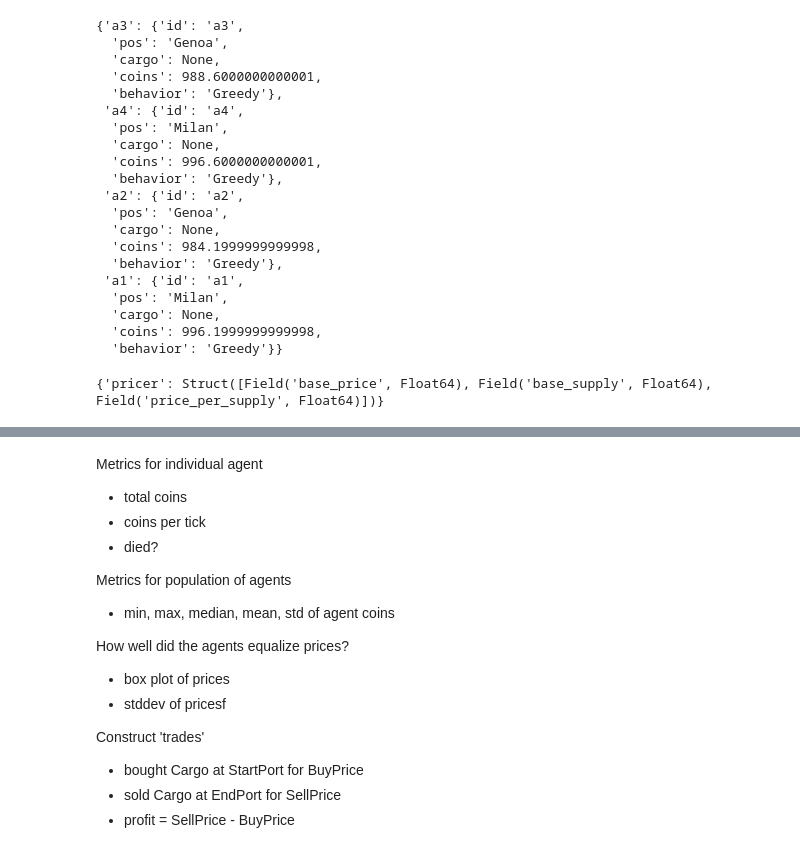
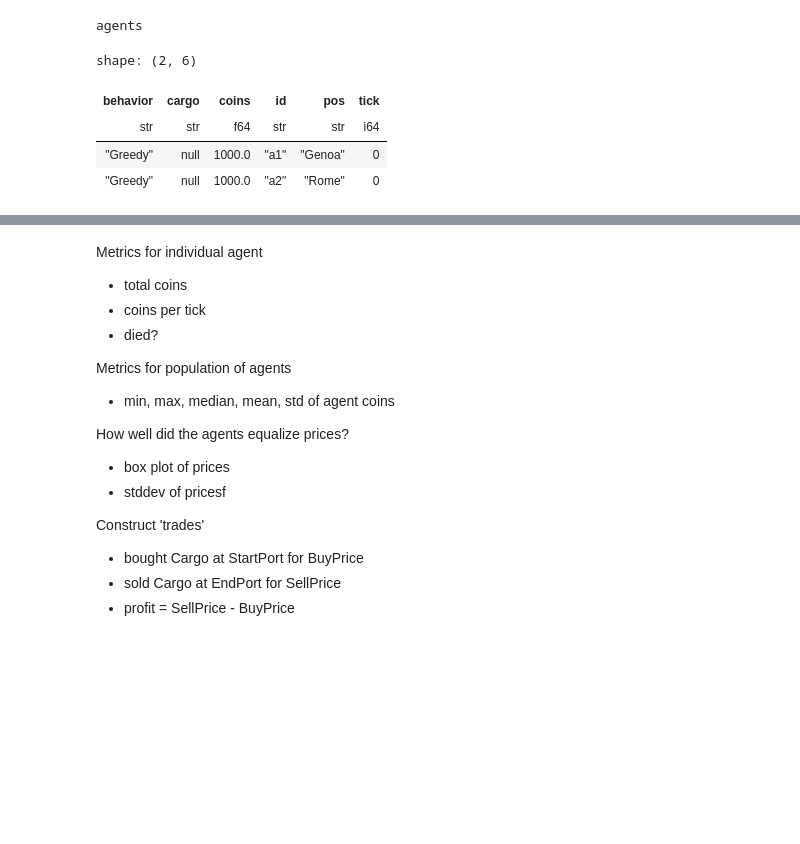
Before and after one commit to JoeHowarth/trade-sim-v2, a Jupyter notebook: simpy/notebooks/interactive.ipynb, the cells around one changed output, grey strips where cells are left out. Cells and saved outputs as stored; diff of their text form; code cells hidden in the pictures; blank space fills up the shorter version.

Commit message:
behavior tests, more plots

```diff
--- a/simpy/notebooks/interactive.ipynb
+++ b/simpy/notebooks/interactive.ipynb
@@ -55,28 +56,10 @@ history = simrs.run(x)
-# %%
-history.history["states"][-1]["agents"]
-# %% [output]
-{'a3': {'id': 'a3',
-  'pos': 'Genoa',
-  'cargo': None,
-  'coins': 988.6000000000001,
-  'behavior': 'Greedy'},
- 'a4': {'id': 'a4',
-  'pos': 'Milan',
-  'cargo': None,
-  'coins': 996.6000000000001,
-  'behavior': 'Greedy'},
- 'a2': {'id': 'a2',
-  'pos': 'Genoa',
-  'cargo': None,
-  'coins': 984.1999999999998,
-  'behavior': 'Greedy'},
- 'a1': {'id': 'a1',
-  'pos': 'Milan',
-  'cargo': None,
-  'coins': 996.1999999999998,
-  'behavior': 'Greedy'}}
-# %%
-markets.select(col("pricer").struct.field("base_price")).head()
-markets.select(col("pricer")).schema
-# %% [output]
-{'pricer': Struct([Field('base_price', Float64), Field('base_supply', Float64), Field('price_per_supply', Float64)])}
+# %%
+print("agents")
+agents.head(2)
+# %% [output]
+agents
+shape: (2, 6)
+| behavior | cargo | coins | id | pos | tick |
+| str | str | f64 | str | str | i64 |
+| "Greedy" | null | 1000.0 | "a1" | "Genoa" | 0 |
+| "Greedy" | null | 1000.0 | "a2" | "Rome" | 0 |
```
Also changed, not shown: parts of 9 cells of this notebook, 4 other files.
